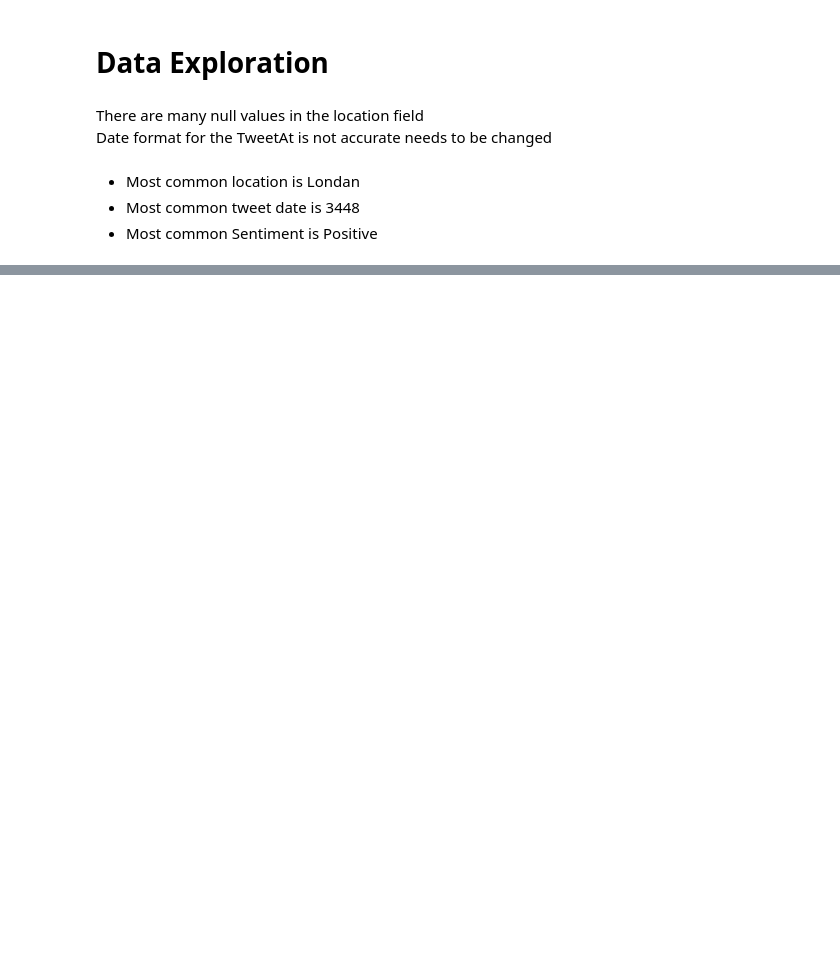
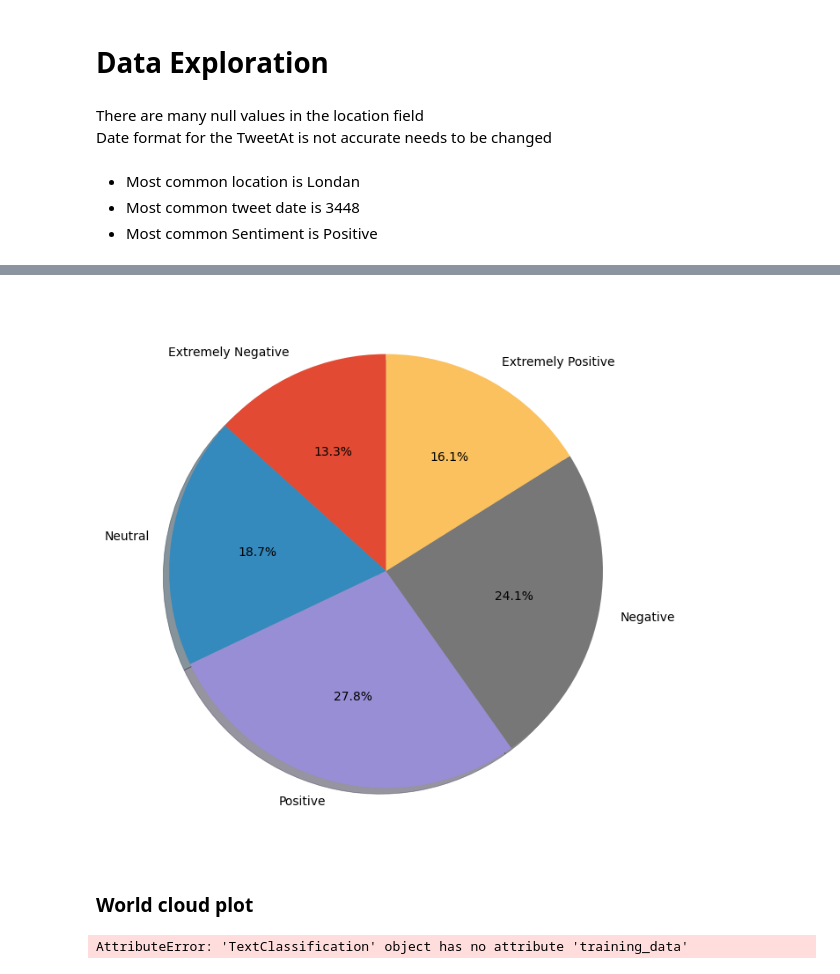
Before and after one commit to 1nuc/nlp-python-project, a Jupyter notebook: src/Text Classification/run.ipynb, the cells around one changed output, grey strips where cells are left out. Cells and saved outputs as stored; diff of their text form; code cells hidden in the pictures; blank space fills up the shorter version.

```diff
--- a/src/Text Classification/run.ipynb
+++ b/src/Text Classification/run.ipynb
@@ -141,6 +143,15 @@ Plots.barplot_seaborn('Sentiment','Counts')
 # %%
-Plots.pie(sentiment_data,sentiment_data['Counts'],sentiment_data['Sentiment'])
+Plots.pie('Counts','Sentiment')
+# %% [output]
+[figure, added]
 # %%
 # Correlation between Sentiment and Original Tweet
 data_corr=training_data.select(pl.corr('OriginalTweet','Sentiment',method="spearman"))
 data_corr
+# %% [markdown]
+### World cloud plot
+# %%
+Plots=TextClassification(training_data)
+Plots.WorldCloud()
+# %% [output]
+AttributeError: 'TextClassification' object has no attribute 'training_data'
```
Also changed, not shown: parts of 3 cells of this notebook, 2 other files.
